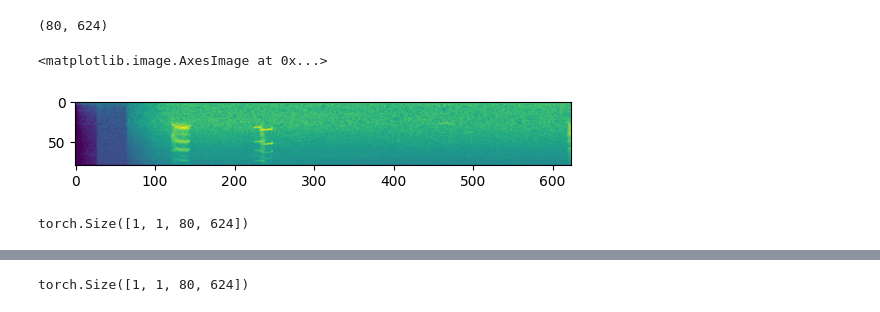
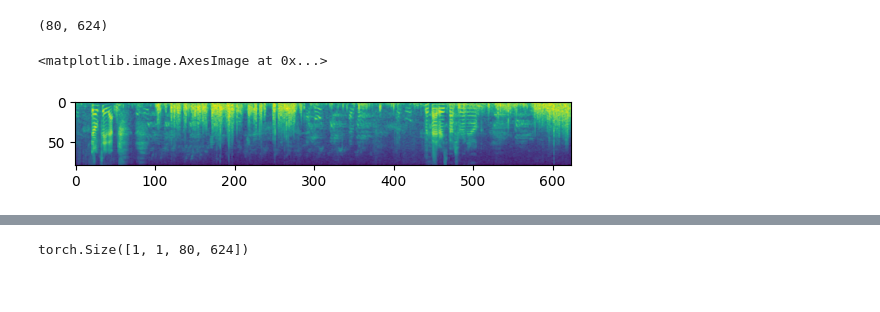
Before and after one commit to HeCheng0625/AUDIT_v2, a Jupyter notebook: test_vae.ipynb, the cells around one changed output, grey strips where cells are left out. Cells and saved outputs as stored; diff of their text form; code cells hidden in the pictures.

```diff
--- a/test_vae.ipynb
+++ b/test_vae.ipynb
@@ -7,11 +7,11 @@ from diffusers import AutoencoderKL
 # %%
 import matplotlib.pyplot as plt
 # %%
-test_id = "/blob/v-yuancwang/WavCaps/BBC/mel/NHU05017176.npy"
+test_id = "/blob/v-yuancwang/DiffAudioImg/VGGSound/data/ac_train/mel/-0A1_JR5f34_16000_26000.npy"
 test_mel = np.load(test_id)[:,:624]
 print(test_mel.shape)
 plt.imshow(test_mel)
 # %% [output]
 (80, 624)
 <matplotlib.image.AxesImage at 0x...>
-[figure, old version]
+[figure, new version]
@@ -21,6 +17,0 @@ vae.requires_grad_(False)
-# %%
-test_mel_tensor = np.expand_dims(np.expand_dims(test_mel, 0), 0)
-test_mel_tensor = torch.Tensor(test_mel_tensor)
-test_mel_tensor.shape
-# %% [output]
-torch.Size([1, 1, 80, 624])
```
Also changed, not shown: parts of 8 cells of this notebook, 5 other files.
